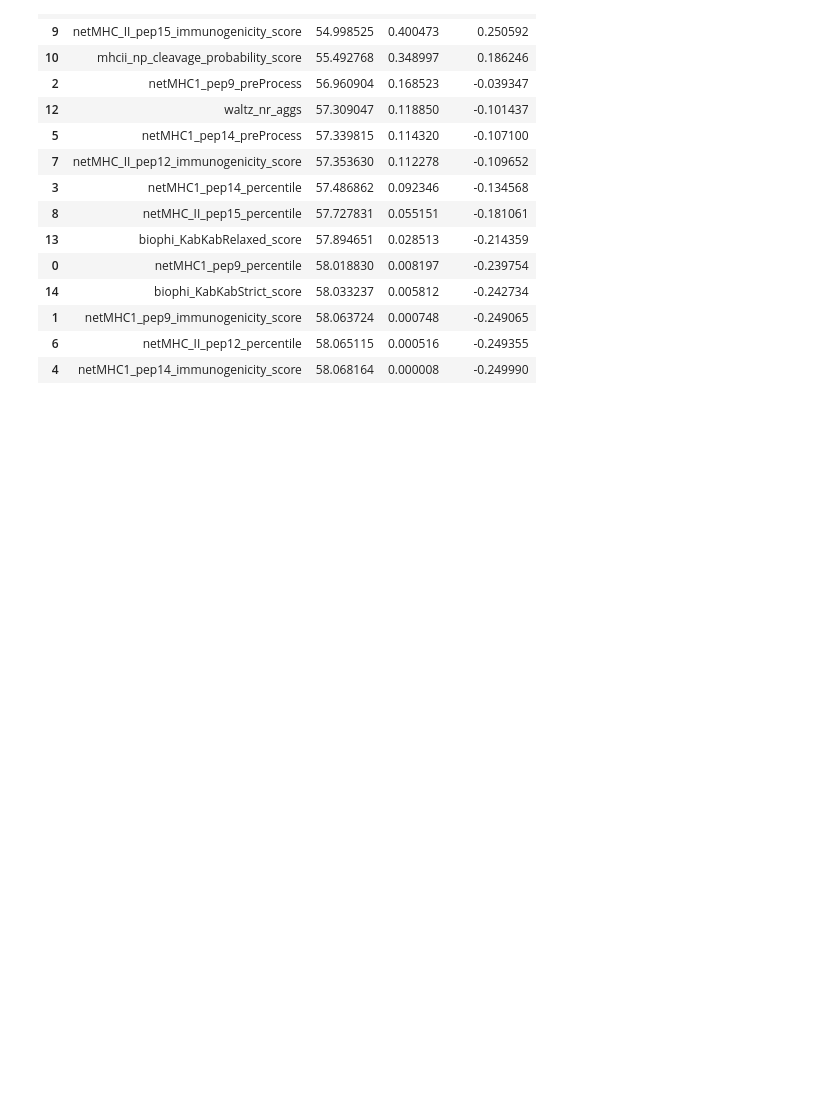
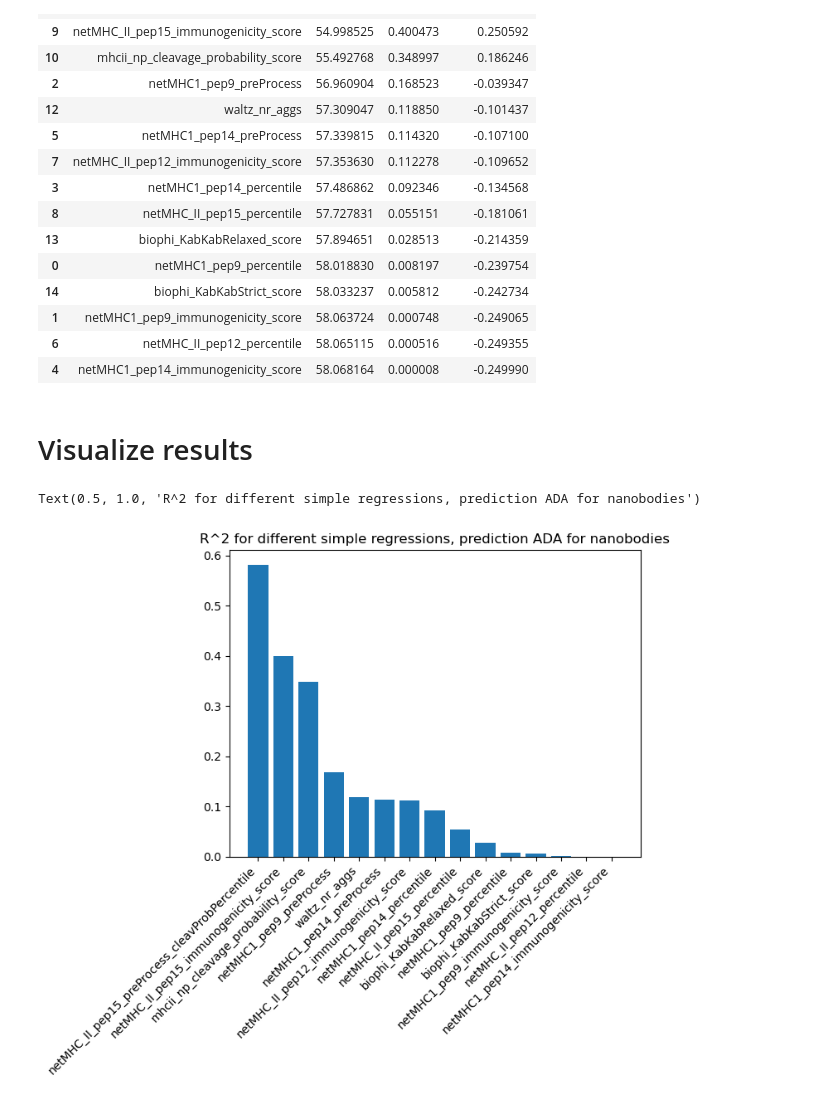
Before and after one commit to RebeckaAntonsson/Thesis, a Jupyter notebook: Immonogenecity_tool_testing/model_selection/Nanobodies/NB_model_selection.ipynb, the cells around one changed output. Drawn from its saved outputs; the diff is of its cells as text; code cells hidden in the pictures; blank space fills up the shorter version.

```diff
--- a/Immonogenecity_tool_testing/model_selection/Nanobodies/NB_model_selection.ipynb
+++ b/Immonogenecity_tool_testing/model_selection/Nanobodies/NB_model_selection.ipynb
@@ -395,3 +415,13 @@ comp_models
 | 1 | netMHC1_pep9_immunogenicity_score | 58.063724 | 0.000748 | -0.249065 |
 | 6 | netMHC_II_pep12_percentile | 58.065115 | 0.000516 | -0.249355 |
 | 4 | netMHC1_pep14_immunogenicity_score | 58.068164 | 0.000008 | -0.249990 |
+# %% [markdown]
+# Visualize results
+# %%
+# Plot bar plot with each tool and the R^2 score
+plt.bar(comp_models['Model name'],comp_models['R^2'])
+plt.xticks(rotation=45, ha="right")
+plt.title("R^2 for different simple regressions, prediction ADA for nanobodies")
+# %% [output]
+Text(0.5, 1.0, 'R^2 for different simple regressions, prediction ADA for nanobodies')
+[figure, added]
```
Also changed, not shown: parts of 1 cell of this notebook, 2 other files.
